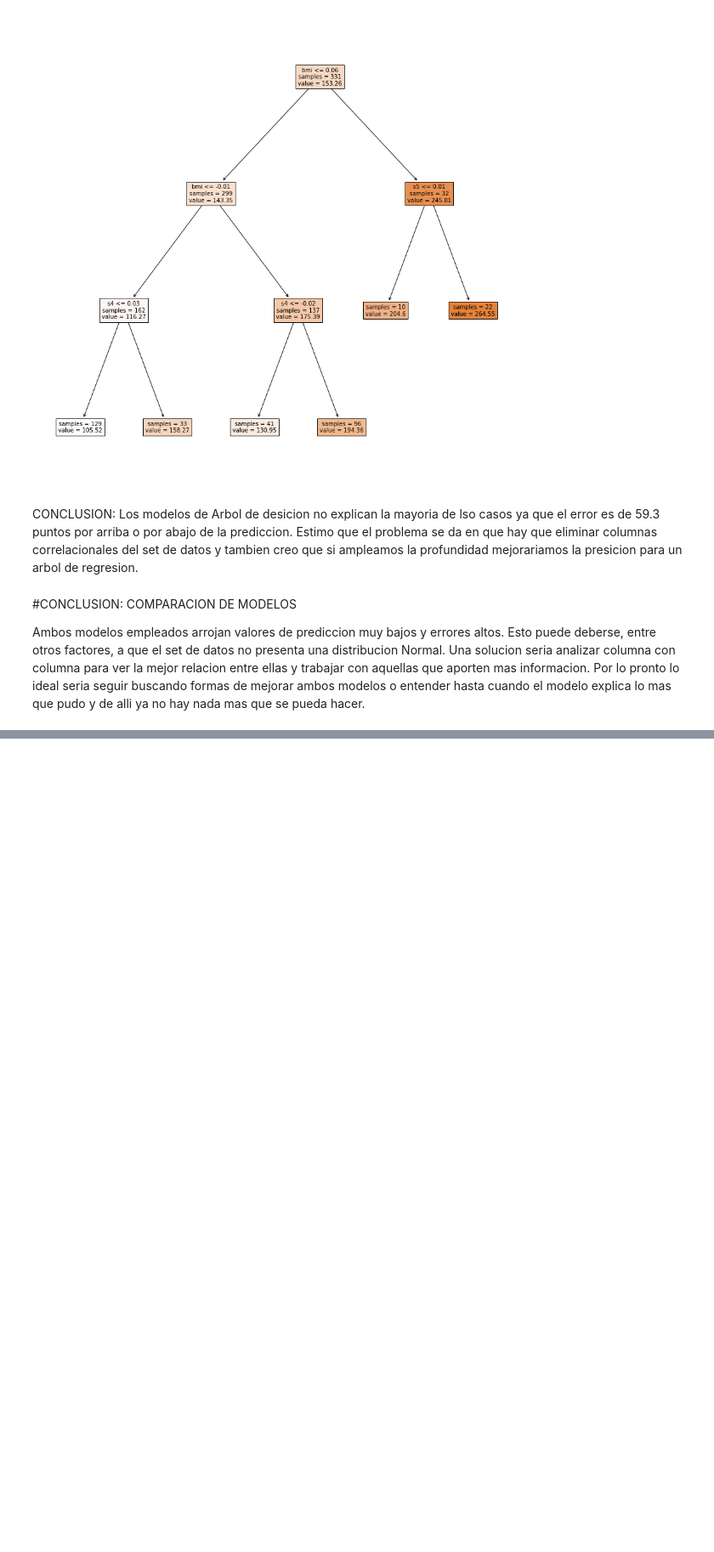
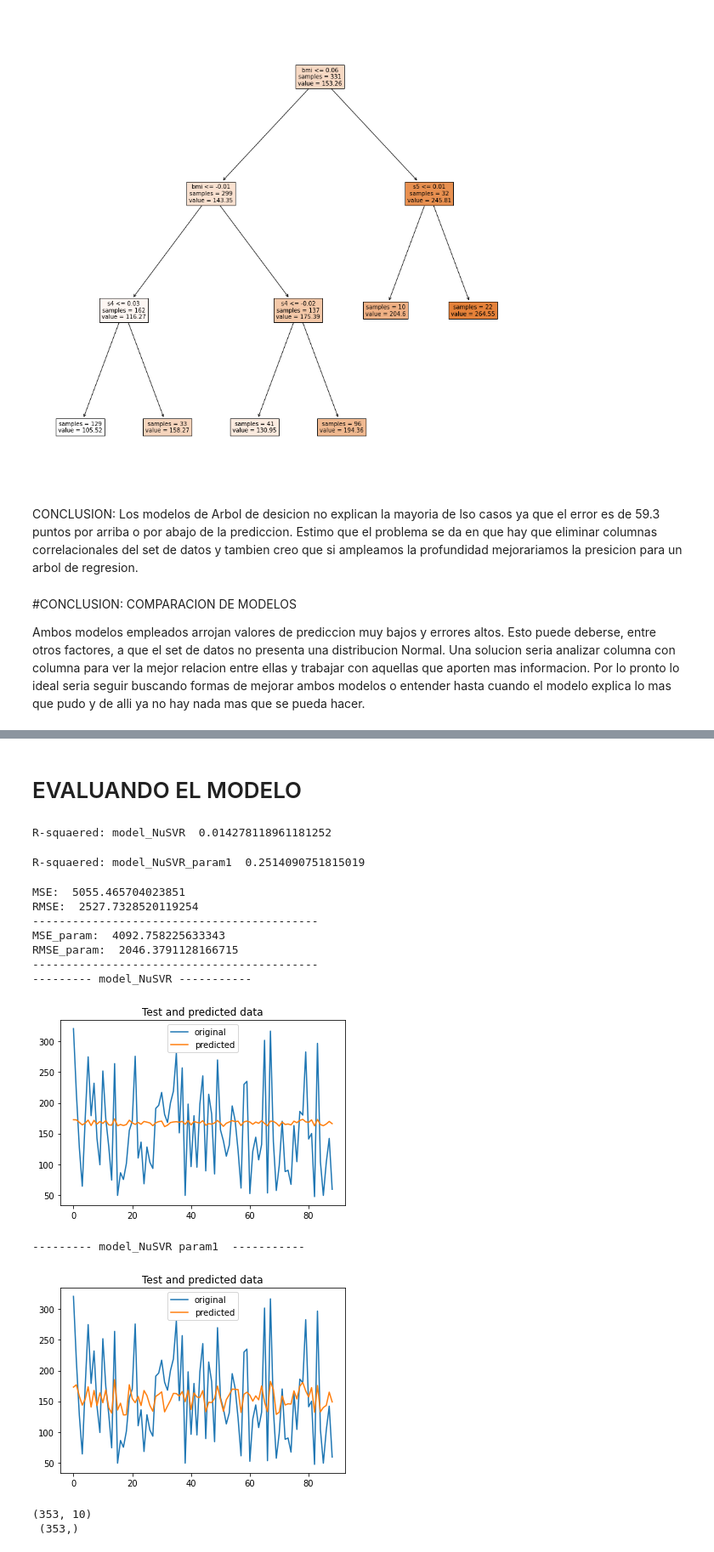
Before and after one commit to octagomez/Practico_191022, a Jupyter notebook: Examen V1.ipynb, the cells around one changed output, grey strips where cells are left out. Shown at 85% size. Saved outputs shown, nothing was run; the diff lists cells and outputs as text; code cells hidden in the pictures; blank space fills up the shorter version.

Commit message:
Se agrega el model NuSVR

```diff
--- a/Examen V1.ipynb
+++ b/Examen V1.ipynb
@@ -1043,0 +1308,10 @@ Utilizaremos un modelo SVM para regresion y evaluaremos si este modelo se adapta
+# %%
+# DIVIDO OBTENGO LOS DATOS
+X_train = regression_data['X_train']
+y_train = regression_data['y_train']
+X_test = regression_data['X_test']
+y_test = regression_data['y_test']
+# %%
+# ENTRENAMIENTO
+model_NuSVR.fit(X_train,y_train)
+model_NuSVR_param1.fit(X_train,y_train)
@@ -1043,0 +1321,4 @@ Utilizaremos un modelo SVM para regresion y evaluaremos si este modelo se adapta
+# %%
+# PREDICCION
+predict_model_NuSVR = model_NuSVR.predict(X_test)
+predict_model_NuSVR_param1 = model_NuSVR_param1.predict(X_test)
@@ -1043,0 +1351,54 @@ Utilizaremos un modelo SVM para regresion y evaluaremos si este modelo se adapta
+# %% [markdown]
+# EVALUANDO EL MODELO
+# %%
+score = model_NuSVR.score(X_train, y_train)
+print("R-squaered: model_NuSVR ", score)
+# %% [output]
+R-squaered: model_NuSVR  0.014278118961181252
+# %%
+score = model_NuSVR_param1.score(X_train, y_train)
+print("R-squaered: model_NuSVR_param1 ", score)
+# %% [output]
+R-squaered: model_NuSVR_param1  0.2514090751815019
+# %%
+# EVALUAMOS EL ERROR CUADRATICO MEDIO
+mse_SVR = mean_squared_error(y_test, predict_model_NuSVR)
+
+mse_SVR_param = mean_squared_error(y_test, predict_model_NuSVR_param1)
+
+
+print("MSE: ", mse_SVR)
+print("RMSE: ", mse_SVR*(1/2.0))
+print("-------------------------------------------")
+print("MSE_param: ", mse_SVR_param)
+print("RMSE_param: ", mse_SVR_param*(1/2.0))
+
+print("-------------------------------------------")
+
+# Finally, we'll visualize the original and predicted data in a plot.
+print("--------- model_NuSVR -----------")
+x_ax = range(len(y_test))
+plt.plot(x_ax, y_test, label="original")
+plt.plot(x_ax, predict_model_NuSVR, label="predicted")
+plt.title("Test and predicted data")
+plt.legend()
+plt.show()
+
+print("--------- model_NuSVR param1  -----------")
+x_ax = range(len(y_test))
+plt.plot(x_ax, y_test, label="original")
+plt.plot(x_ax, predict_model_NuSVR_param1, label="predicted")
+plt.title("Test and predicted data")
+plt.legend()
+plt.show()
+# %% [output]
+MSE:  5055.465704023851
+RMSE:  2527.7328520119254
+-------------------------------------------
+MSE_param:  4092.758225633343
+RMSE_param:  2046.3791128166715
+-------------------------------------------
+--------- model_NuSVR -----------
+[figure, added]
+--------- model_NuSVR param1  -----------
+[figure, added]
@@ -1043,0 +1413,5 @@ Utilizaremos un modelo SVM para regresion y evaluaremos si este modelo se adapta
+# %%
+print(X_train_scaler.shape, "\n", y_train_scaler.shape)
+# %% [output]
+(353, 10)
+ (353,)
```
Also changed, not shown: parts of 24 cells of this notebook.
